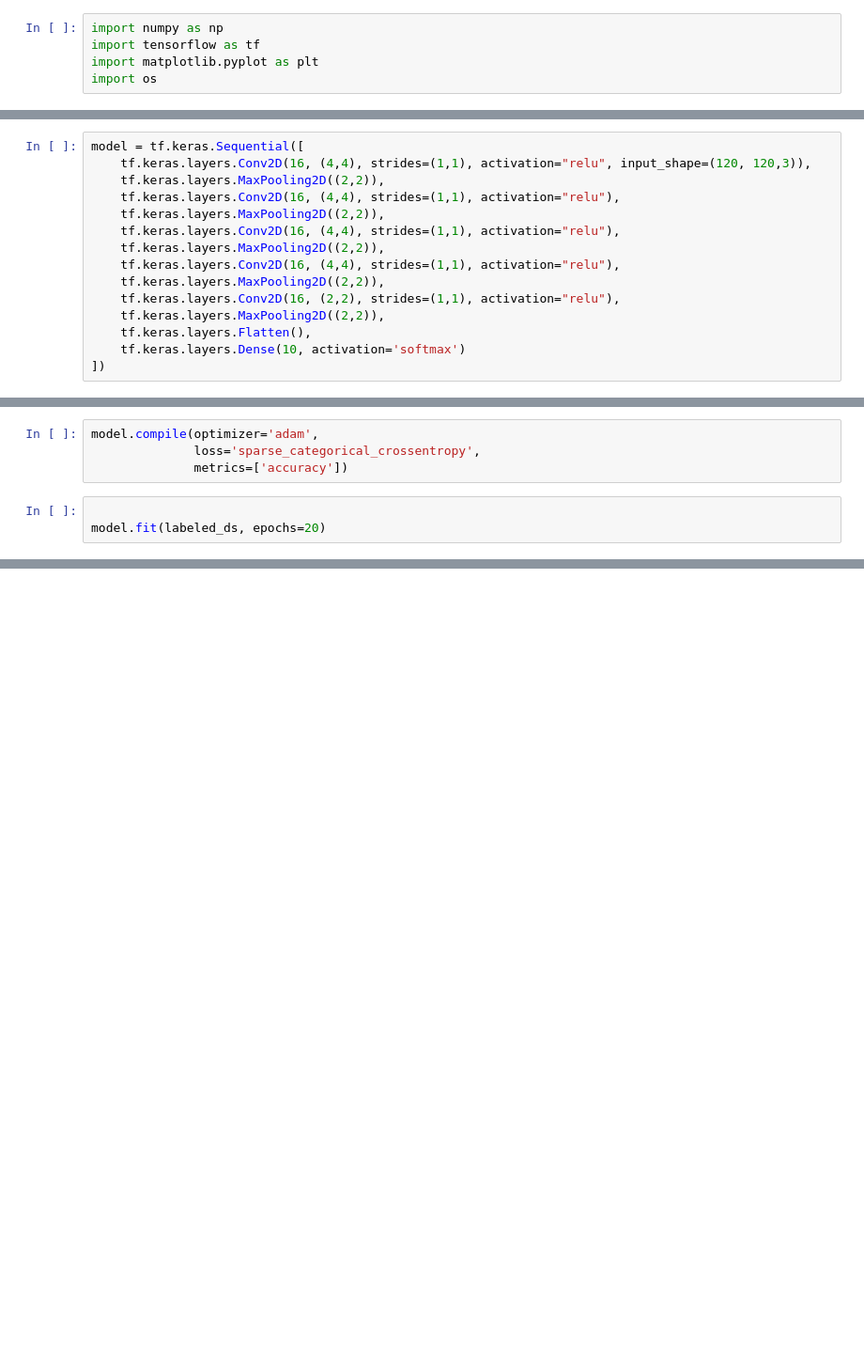
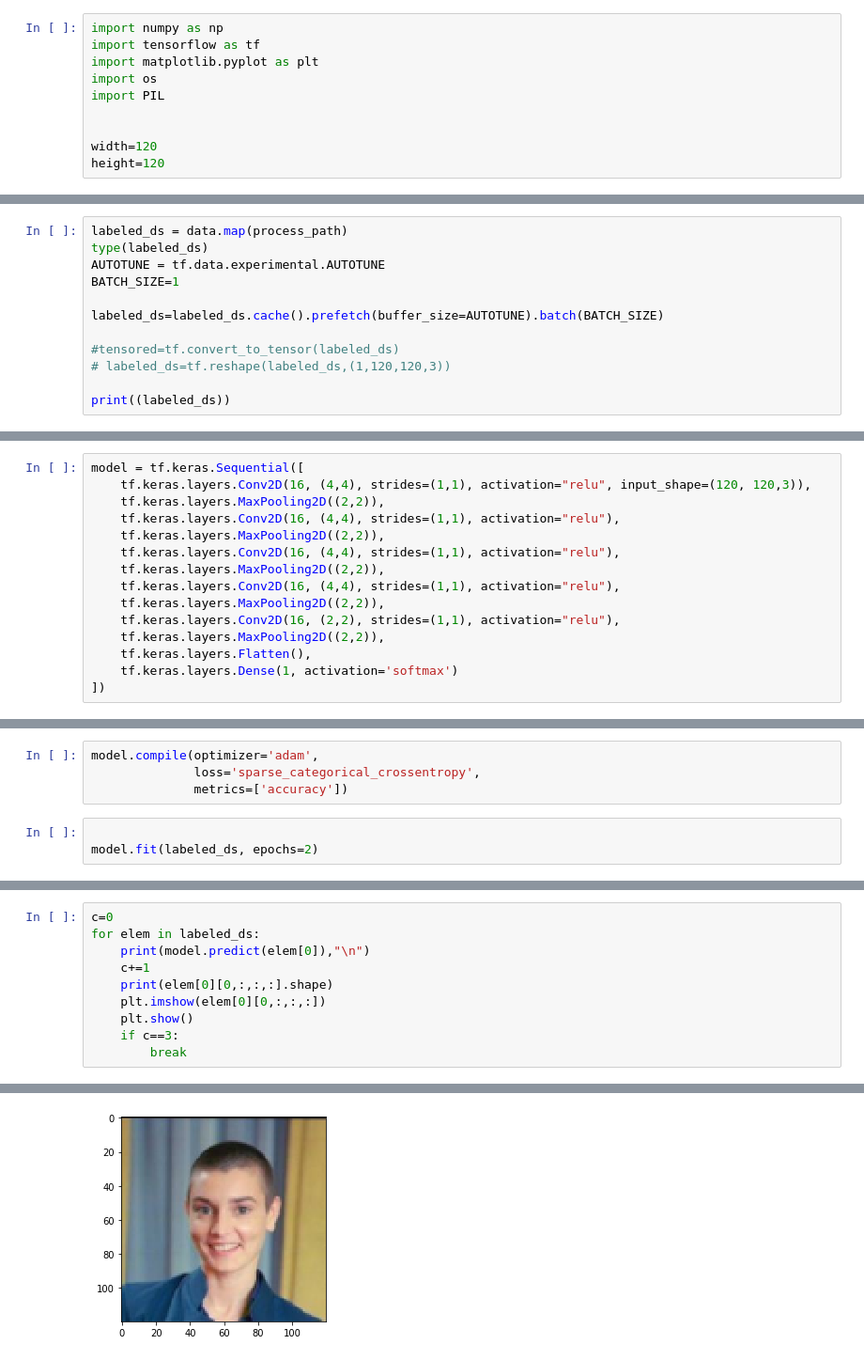
Before and after one commit to hacker-yorik/Face-Recognition-, a Jupyter notebook: Face Recognition.ipynb, the cells around one changed output, grey strips where cells are left out. Shown: that part at 94% size. Saved outputs shown, nothing was run; the diff lists cells and outputs as text; blank space fills up the shorter version.

```diff
--- a/Face Recognition.ipynb
+++ b/Face Recognition.ipynb
@@ -3,6 +3,11 @@ import numpy as np
 import tensorflow as tf
 import matplotlib.pyplot as plt
 import os
+import PIL
+
+
+width=120
+height=120
 # %%
 data=tf.data.Dataset.list_files("/Users/Georg/Downloads/lfw-deepfunneled/*/*")
 # %%
@@ -39,0 +29,12 @@ plt.imshow(a[0].numpy())
+# %%
+labeled_ds = data.map(process_path)
+type(labeled_ds)
+AUTOTUNE = tf.data.experimental.AUTOTUNE
+BATCH_SIZE=1
+
+labeled_ds=labeled_ds.cache().prefetch(buffer_size=AUTOTUNE).batch(BATCH_SIZE)
+
+#tensored=tf.convert_to_tensor(labeled_ds)
+# labeled_ds=tf.reshape(labeled_ds,(1,120,120,3))
+
+print((labeled_ds))
@@ -50,7 +54,7 @@ model = tf.keras.Sequential([
     tf.keras.layers.Conv2D(16, (2,2), strides=(1,1), activation="relu"),
     tf.keras.layers.MaxPooling2D((2,2)),
     tf.keras.layers.Flatten(),
-    tf.keras.layers.Dense(10, activation='softmax')
+    tf.keras.layers.Dense(1, activation='softmax')
 ])
 # %%
 model.summary()
@@ -78,5 +82,5 @@ model.compile(optimizer='adam',
               metrics=['accuracy'])
 # %%
 
-model.fit(labeled_ds, epochs=20)
+model.fit(labeled_ds, epochs=2)
 # %% [output]
@@ -85,0 +92,11 @@ ValueError: Error when checking input: expected conv2d_21_input to have 4 dimens
+# %%
+c=0
+for elem in labeled_ds:
+    print(model.predict(elem[0]),"\n")
+    c+=1
+    print(elem[0][0,:,:,:].shape)
+    plt.imshow(elem[0][0,:,:,:])
+    plt.show()
+    if c==3:
+        break
+# %% [output]
@@ -85,0 +106 @@ ValueError: Error when checking input: expected conv2d_21_input to have 4 dimens
+[figure, added]
```
Also changed, not shown: parts of 13 cells of this notebook.
